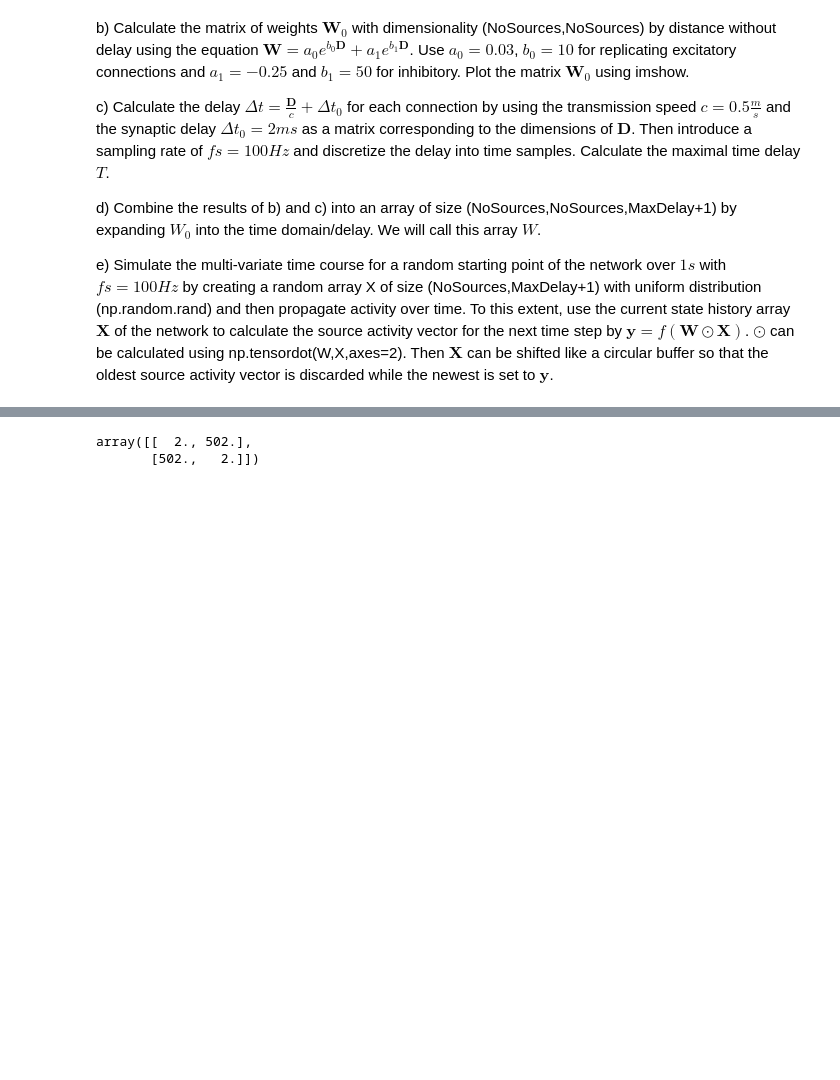
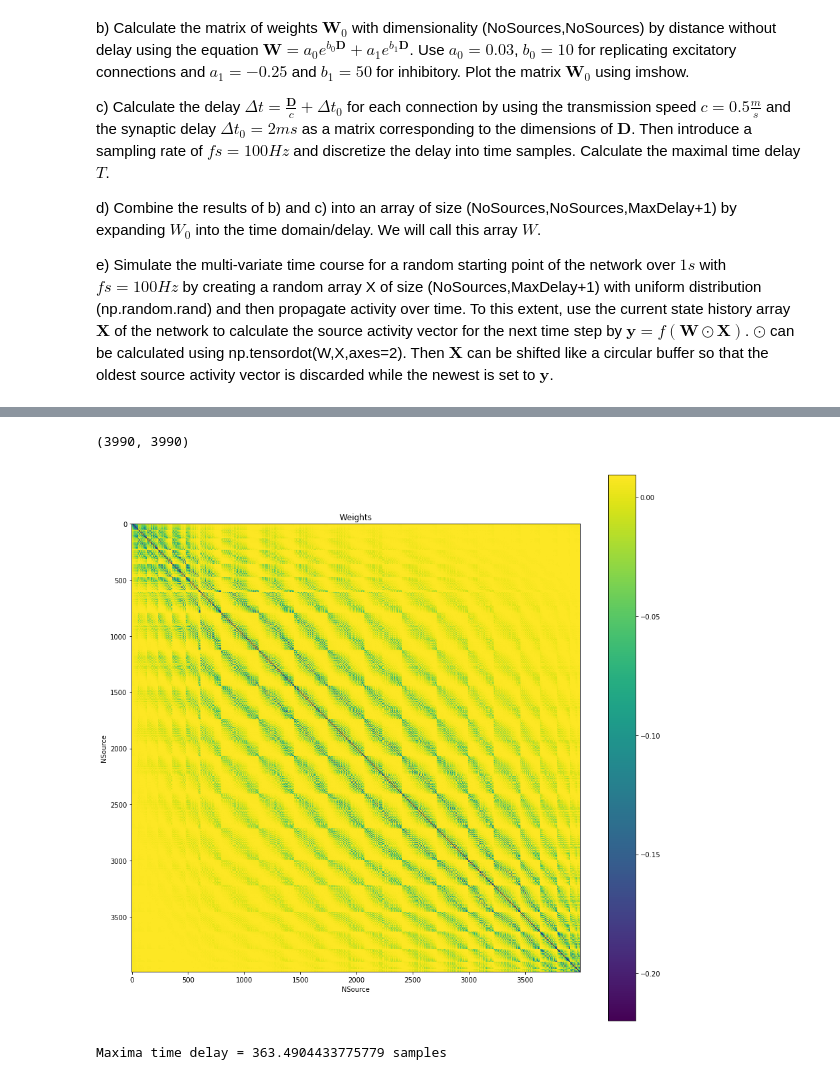
Before and after one commit to juanangd/TU_BERLIN, a Jupyter notebook: BCI-WS20:21/Exercise4/Exercise4.ipynb, the cells around one changed output, grey strips where cells are left out. Drawn from its saved outputs; the diff is of its cells as text; code cells hidden in the pictures; blank space fills up the shorter version.

```diff
--- a/BCI-WS20:21/Exercise4/Exercise4.ipynb
+++ b/BCI-WS20:21/Exercise4/Exercise4.ipynb
@@ -308,5 +355,22 @@ DeltaT=(0.5*spatial.distance_matrix([p0,p1],[p0,p1])+0.002)*fs
-# %%
-DeltaT
-# %% [output]
-array([[  2., 502.],
-       [502.,   2.]])
+# %%
+D = spatial.distance_matrix(gridpos, gridpos)
+print(D.shape)
+# %% [output]
+(3990, 3990)
+# %%
+a0 = 0.03
+b0 = 10
+a1 = -0.25
+b1 = 50
+
+W0 = a0*np.exp(-b0*D) + a1*np.exp(-b1*D)
+# %%
+fig = plt.figure(figsize = (15, 15))
+plt.title("Weights")
+plt.xlabel("NSource")
+plt.ylabel("NSource")
+plt.imshow(W0)
+plt.colorbar()
+plt.show()
+# %% [output]
+[figure, added]
@@ -312,0 +383,5 @@ array([[  2., 502.],
+# %%
+maxima_time_delay = np.max(DeltaT)
+print(f"Maxima time delay = {maxima_time_delay} samples")
+# %% [output]
+Maxima time delay = 363.4904433775779 samples
```
Also changed, not shown: parts of 15 cells of this notebook.
